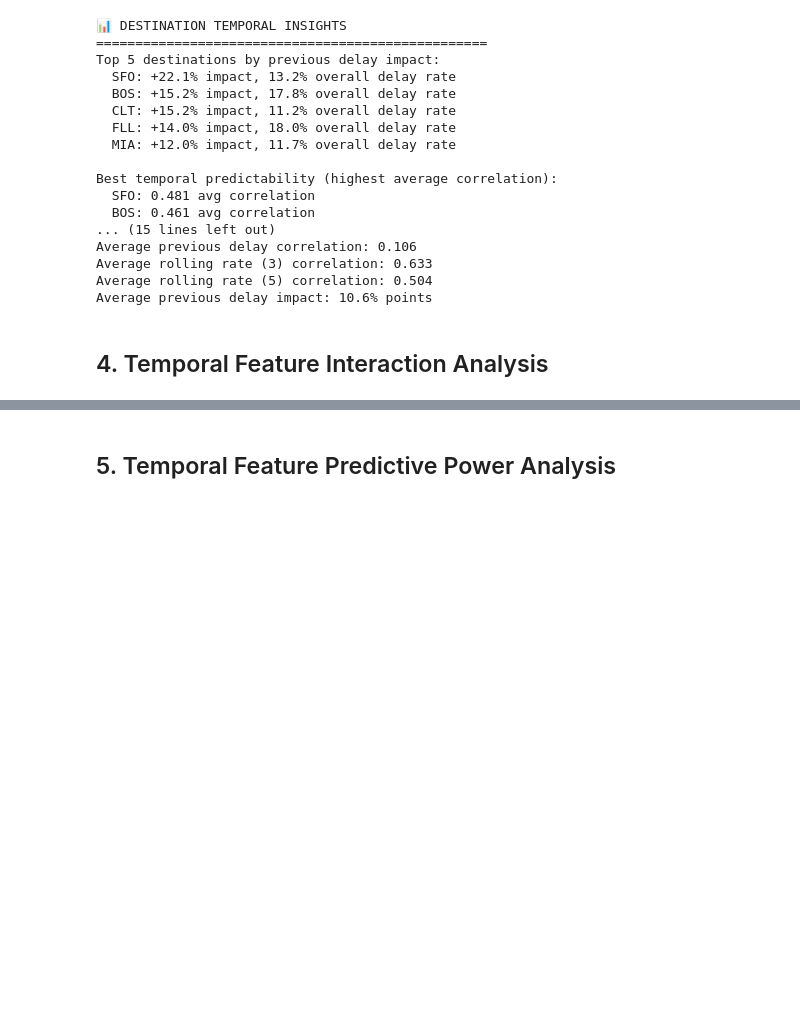
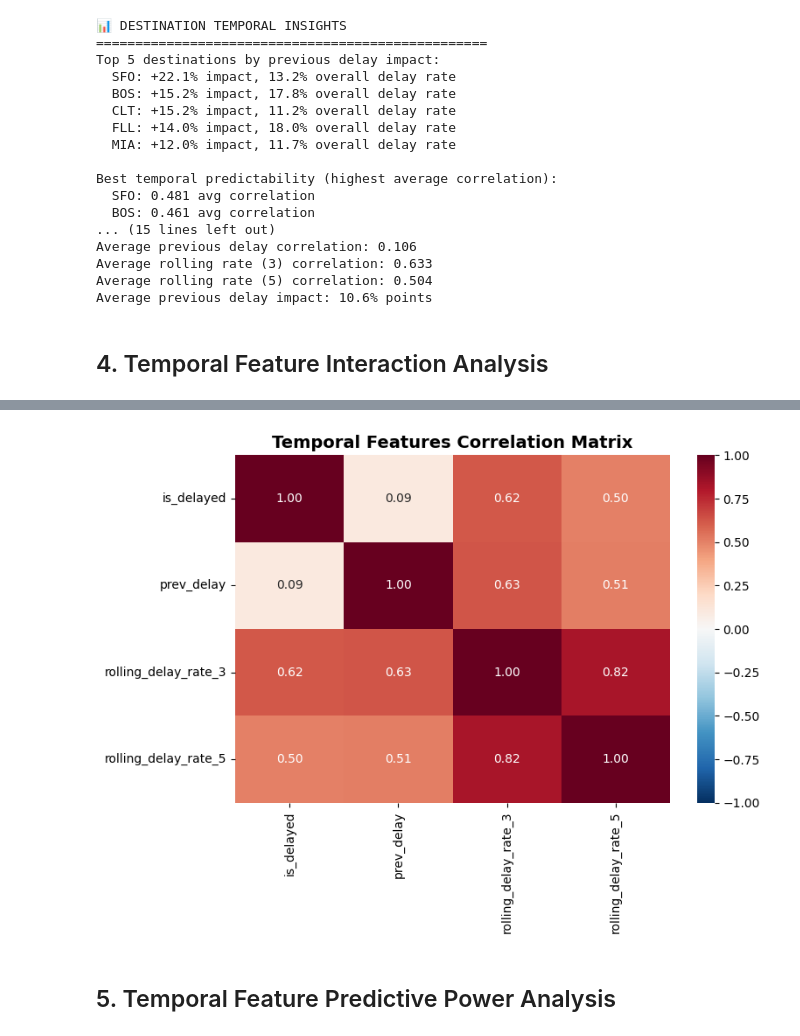
Before and after one commit to faraaz-inc/MinorProject, a Jupyter notebook: experiments2/EDA.ipynb, the cells around one changed output, grey strips where cells are left out. Saved outputs shown, nothing was run; the diff lists cells and outputs as text; code cells hidden in the pictures; blank space fills up the shorter version.

```diff
--- a/experiments2/EDA.ipynb
+++ b/experiments2/EDA.ipynb
@@ -1572,6 +1571,21 @@ print(f"   • Rolling delay rates are most effective during certain months/cond
    • Combined temporal score provides 76.3% range in delay prediction
    • Time of day and weather conditions influence temporal pattern strength
    • Rolling delay rates are most effective during certain months/conditions
+# %%
+# Standalone Correlation Heatmap
+plt.figure(figsize=(8, 6))
+
+# Select features for correlation
+heatmap_features = ['is_delayed', 'prev_delay', 'rolling_delay_rate_3', 'rolling_delay_rate_5']
+corr_matrix = sample_data[heatmap_features].corr()
+
+# Create heatmap
+sns.heatmap(corr_matrix, annot=True, cmap='RdBu_r', vmin=-1, vmax=1, center=0, fmt='.2f')
+plt.title('Temporal Features Correlation Matrix', fontsize=14, fontweight='bold')
+plt.tight_layout()
+plt.show()
+# %% [output]
+[figure, added]
 # %% [markdown]
 ## 5. Temporal Feature Predictive Power Analysis
 # %%
```
Also changed, not shown: parts of 2 cells of this notebook, 11 other files.
